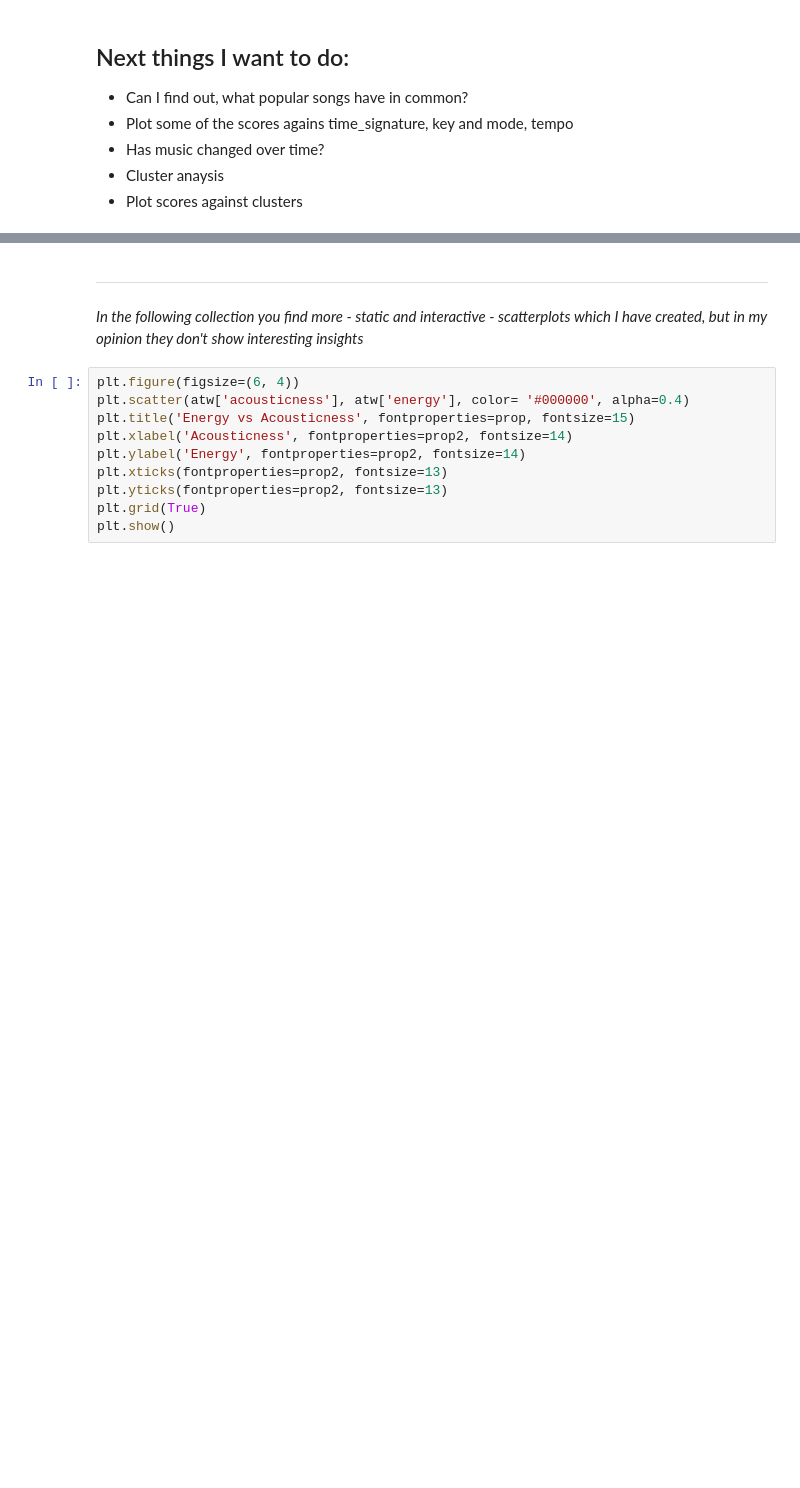
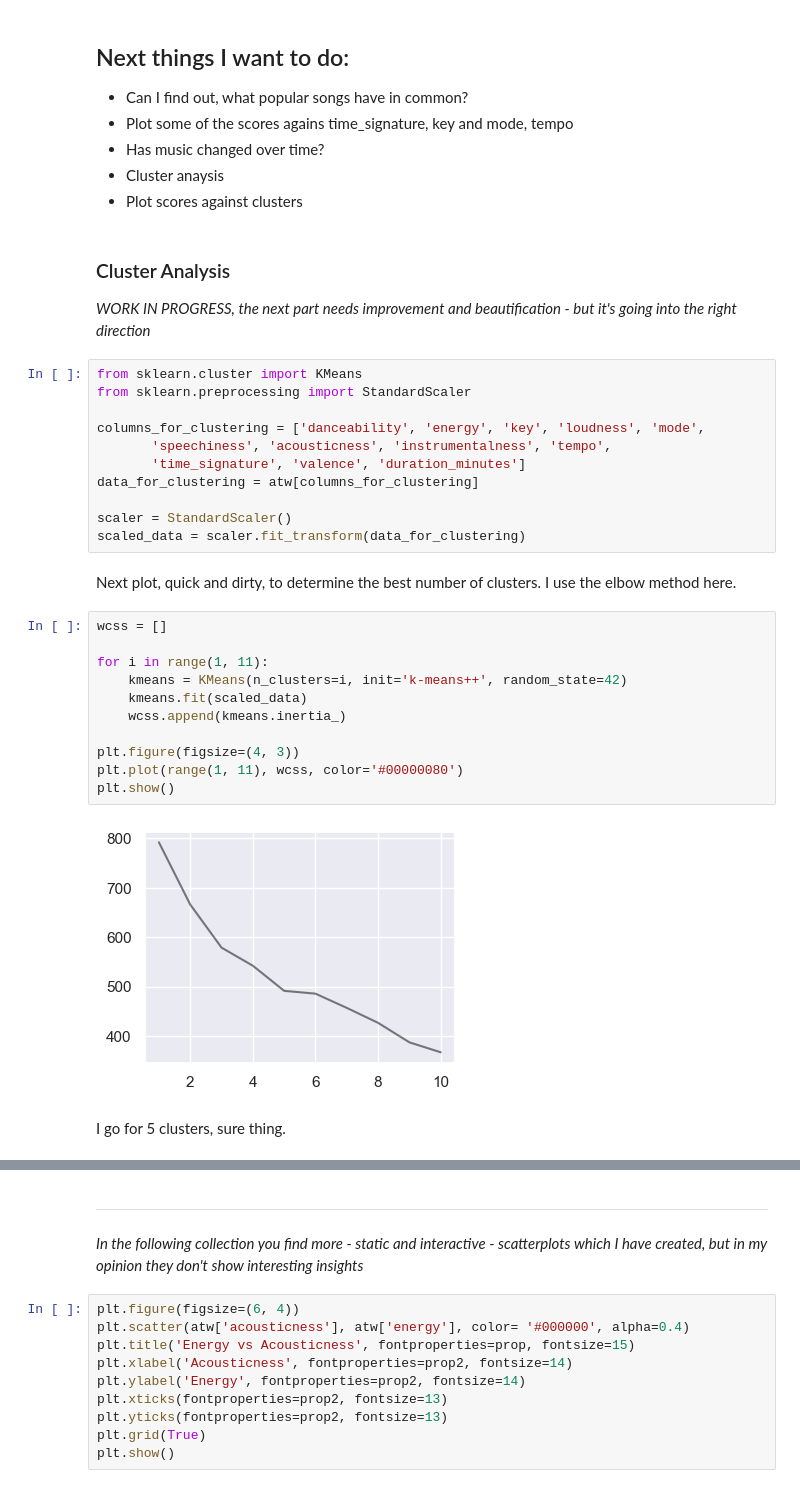
Before and after one commit to scheinmensch/Spotify, a Jupyter notebook: AllThemWitches.ipynb, the cells around one changed output, grey strips where cells are left out. Cells and saved outputs as stored; diff of their text form; blank space fills up the shorter version.

```diff
--- a/AllThemWitches.ipynb
+++ b/AllThemWitches.ipynb
@@ -918,3 +956,35 @@ The (my) intuitive idea that the energy increases with increasing tempo seems to
 - Has music changed over time?
 - Cluster anaysis
 - Plot scores against clusters
+# %% [markdown]
+### Cluster Analysis
+
+*WORK IN PROGRESS, the next part needs improvement and beautification - but it's going into the right direction*
+# %%
+from sklearn.cluster import KMeans
+from sklearn.preprocessing import StandardScaler
+
+columns_for_clustering = ['danceability', 'energy', 'key', 'loudness', 'mode',
+       'speechiness', 'acousticness', 'instrumentalness', 'tempo',
+       'time_signature', 'valence', 'duration_minutes']
+data_for_clustering = atw[columns_for_clustering]
+
+scaler = StandardScaler()
+scaled_data = scaler.fit_transform(data_for_clustering)
+# %% [markdown]
+Next plot, quick and dirty, to determine the best number of clusters. I use the elbow method here.
+# %%
+wcss = []
+
+for i in range(1, 11):
+    kmeans = KMeans(n_clusters=i, init='k-means++', random_state=42)
+    kmeans.fit(scaled_data)
+    wcss.append(kmeans.inertia_)
+
+plt.figure(figsize=(4, 3))
+plt.plot(range(1, 11), wcss, color='#00000080')
+plt.show()
+# %% [output]
+[figure, added]
+# %% [markdown]
+I go for 5 clusters, sure thing.
```
Also changed, not shown: parts of 14 cells of this notebook.
